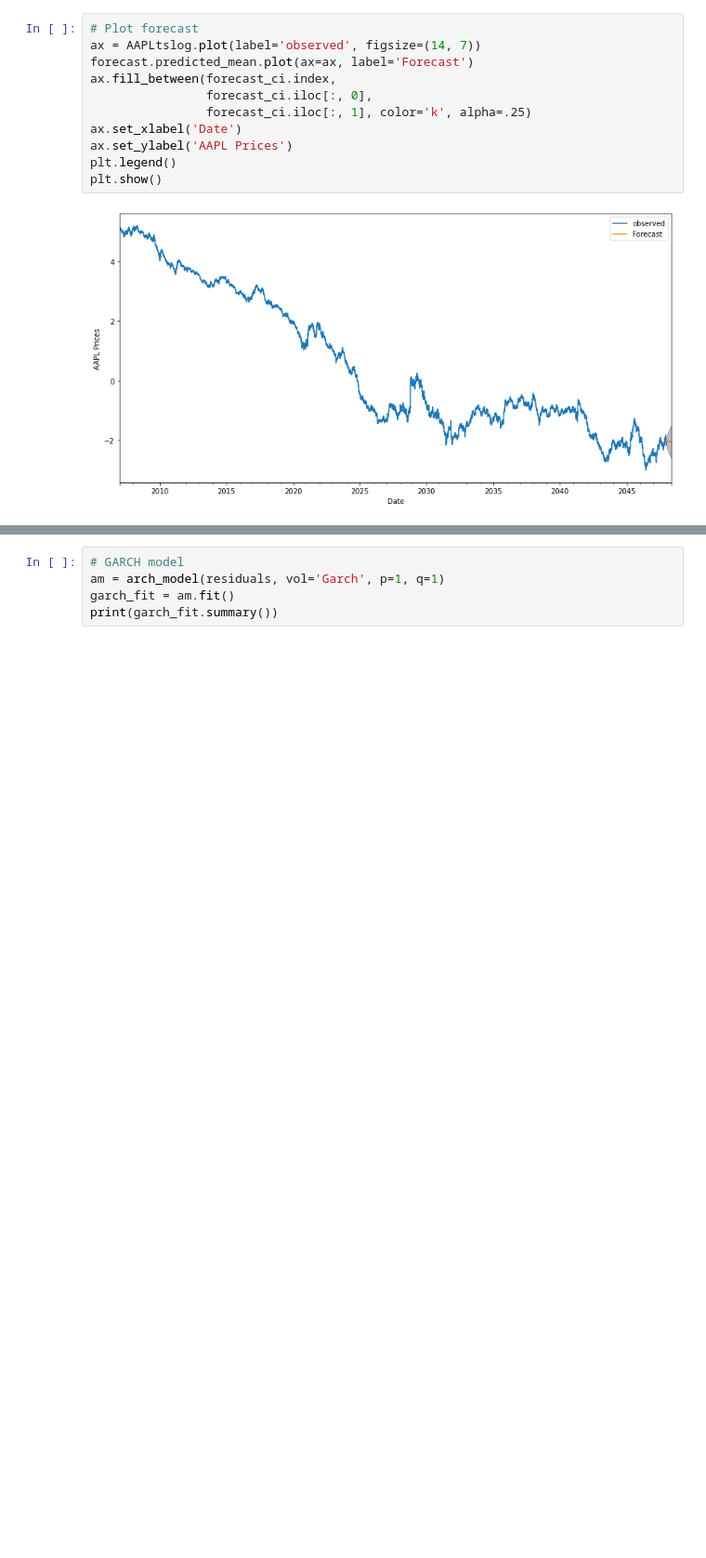
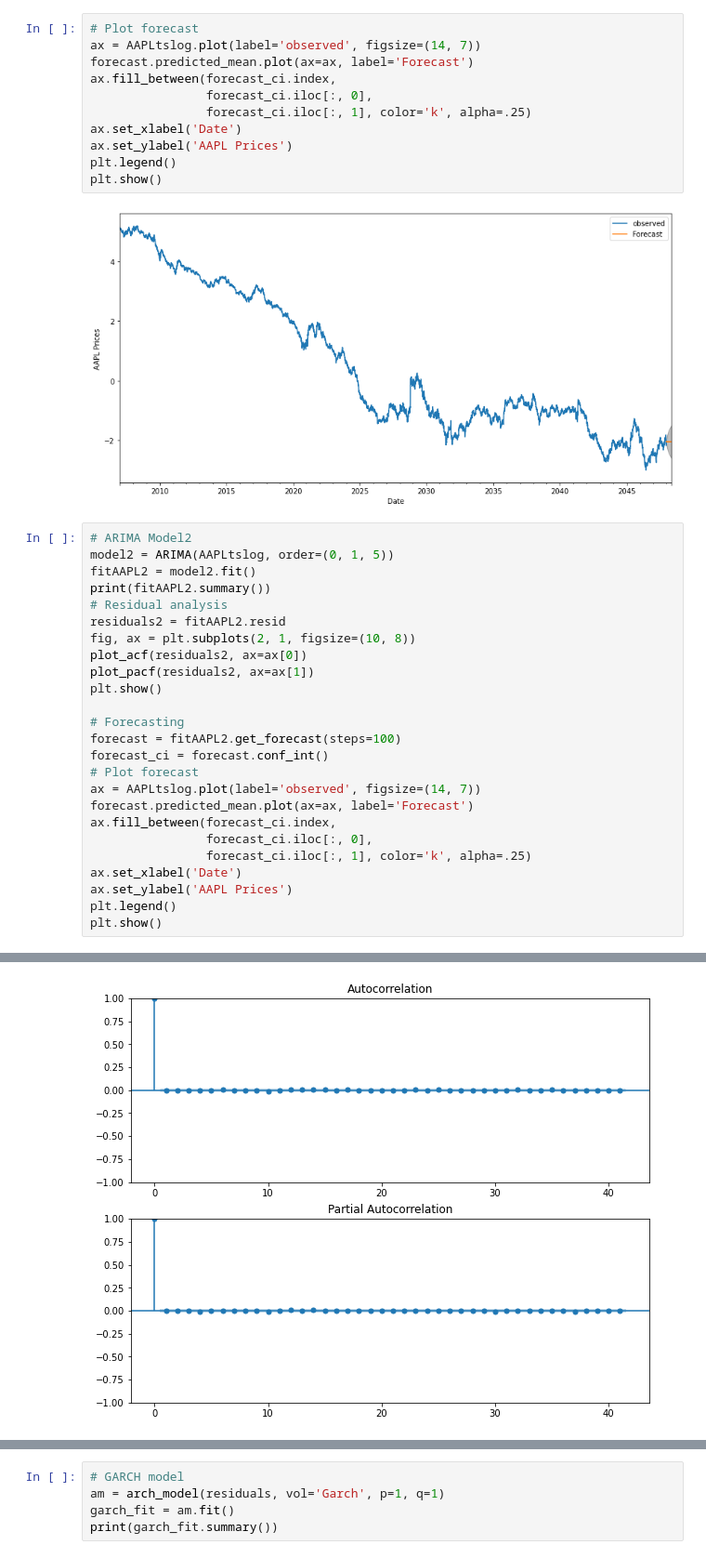
Before and after one commit to yuntzuyuyu/Stock-prediction---Time-series, a Jupyter notebook: Predictive_model_for_aapl_stock.ipynb, the cells around one changed output, grey strips where cells are left out. Shown: that part at 93% size. Cells and saved outputs as stored; diff of their text form; blank space fills up the shorter version.

```diff
--- a/Predictive_model_for_aapl_stock.ipynb
+++ b/Predictive_model_for_aapl_stock.ipynb
@@ -229,3 +229,29 @@ plt.legend()
 plt.show()
 # %% [output]
 [figure]
+# %%
+# ARIMA Model2
+model2 = ARIMA(AAPLtslog, order=(0, 1, 5))
+fitAAPL2 = model2.fit()
+print(fitAAPL2.summary())
+# Residual analysis
+residuals2 = fitAAPL2.resid
+fig, ax = plt.subplots(2, 1, figsize=(10, 8))
+plot_acf(residuals2, ax=ax[0])
+plot_pacf(residuals2, ax=ax[1])
+plt.show()
+
+# Forecasting
+forecast = fitAAPL2.get_forecast(steps=100)
+forecast_ci = forecast.conf_int()
+# Plot forecast
+ax = AAPLtslog.plot(label='observed', figsize=(14, 7))
+forecast.predicted_mean.plot(ax=ax, label='Forecast')
+ax.fill_between(forecast_ci.index,
+                forecast_ci.iloc[:, 0],
+                forecast_ci.iloc[:, 1], color='k', alpha=.25)
+ax.set_xlabel('Date')
+ax.set_ylabel('AAPL Prices')
+plt.legend()
+plt.show()
+# %% [output]
@@ -231,0 +275 @@ plt.show()
+[figure, added]
```
Also changed, not shown: parts of 3 cells of this notebook.
